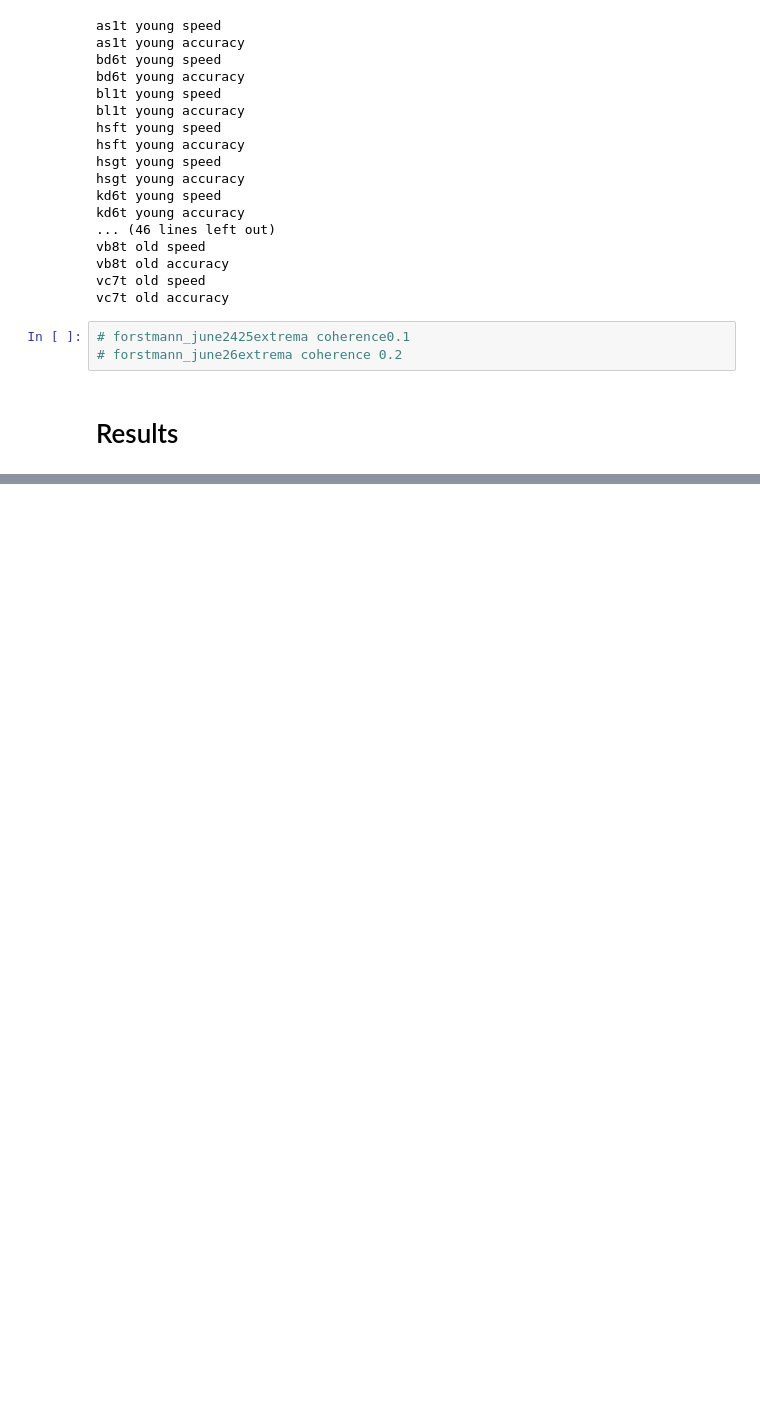
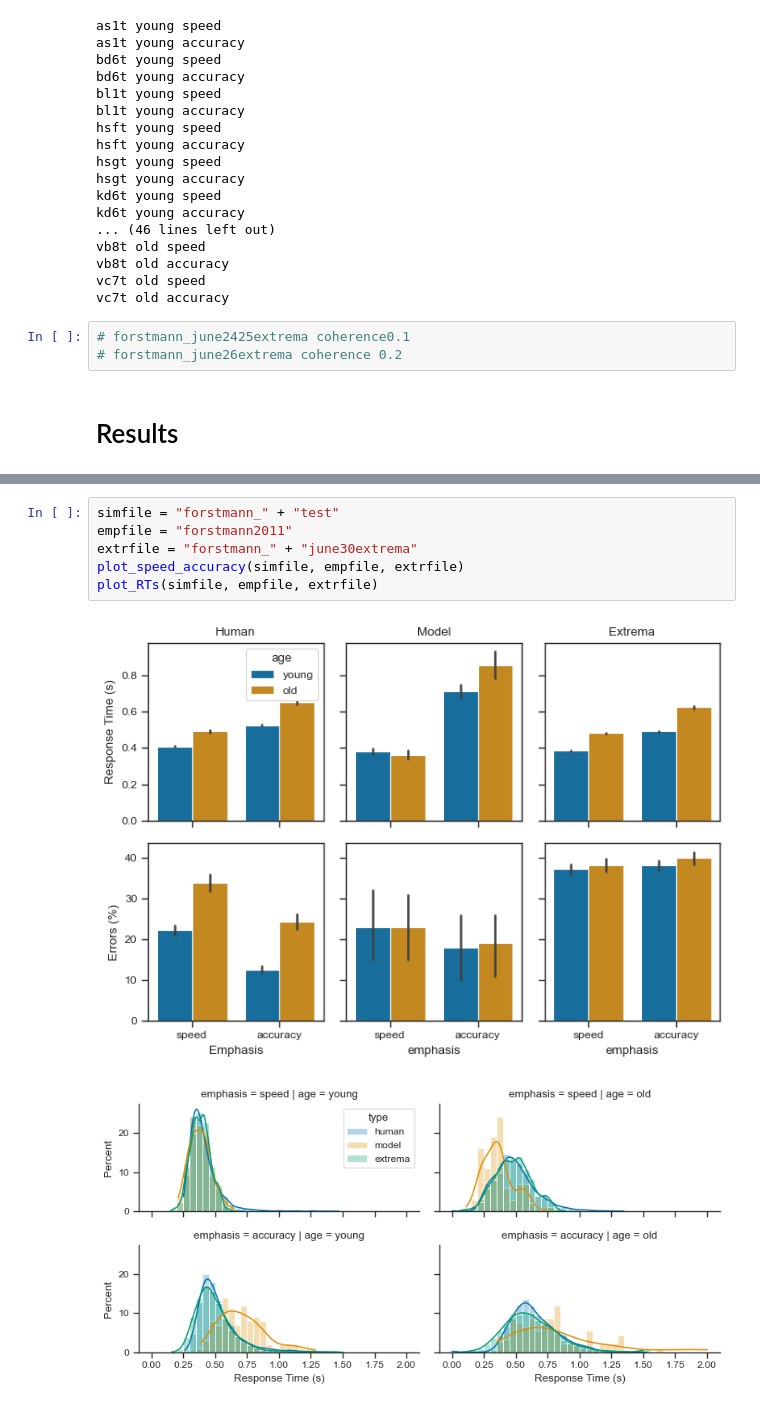
Before and after one commit to psipeter/speed-accuracy-tradeoff, a Jupyter notebook: forstmann_compare.ipynb, the cells around one changed output, grey strips where cells are left out. Cells and saved outputs as stored; diff of their text form; blank space fills up the shorter version.

```diff
--- a/forstmann_compare.ipynb
+++ b/forstmann_compare.ipynb
@@ -626,0 +628,9 @@ plot_RTs("forstmann_june26both", "forstmann2011", "forstmann_june26extrema")
+# %%
+simfile = "forstmann_" + "test"
+empfile = "forstmann2011"
+extrfile = "forstmann_" + "june30extrema"
+plot_speed_accuracy(simfile, empfile, extrfile)
+plot_RTs(simfile, empfile, extrfile)
+# %% [output]
+[figure, added]
+[figure, added]
```
Also changed, not shown: parts of 40 cells of this notebook, 1 other file.
